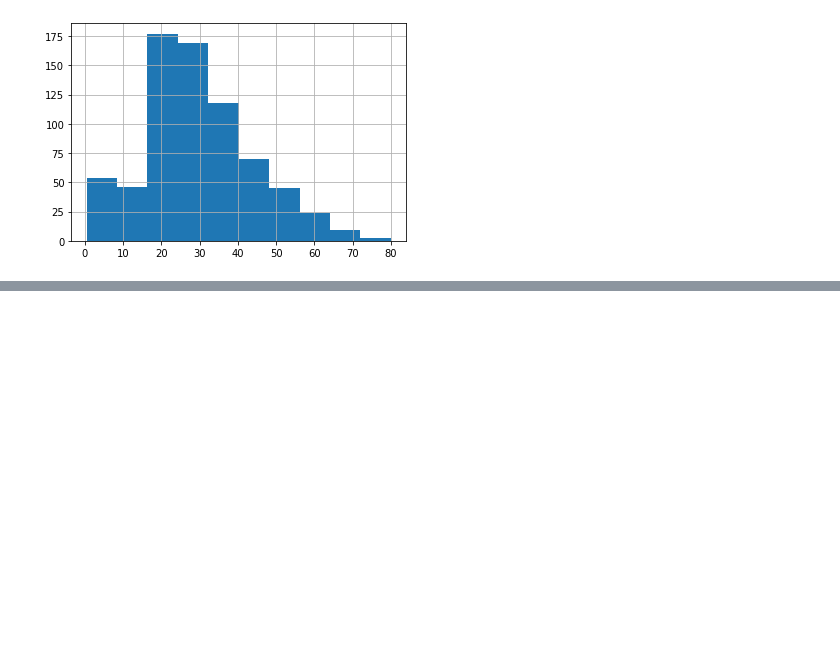
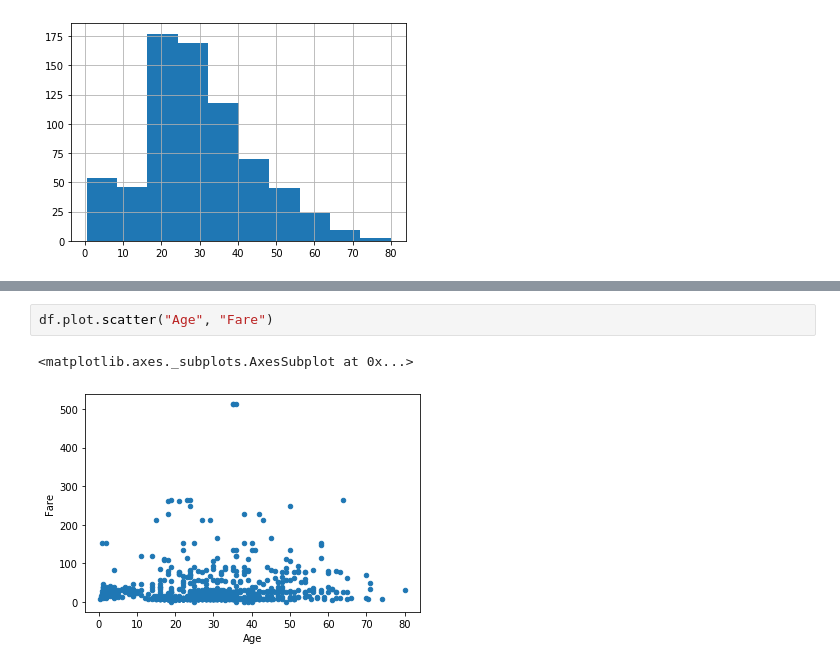
Before and after one commit to komi24/cours211019, a Jupyter notebook: titanic.ipynb, the cells around one changed output, grey strips where cells are left out. Saved outputs shown, nothing was run; the diff lists cells and outputs as text; blank space fills up the shorter version.

```diff
--- a/titanic.ipynb
+++ b/titanic.ipynb
@@ -55,0 +94,5 @@ df["Age"].hist()
+# %%
+df.plot.scatter("Age", "Fare")
+# %% [output]
+<matplotlib.axes._subplots.AxesSubplot at 0x...>
+[figure, added]
```
Also changed, not shown: parts of 6 cells of this notebook, 1 other file.
